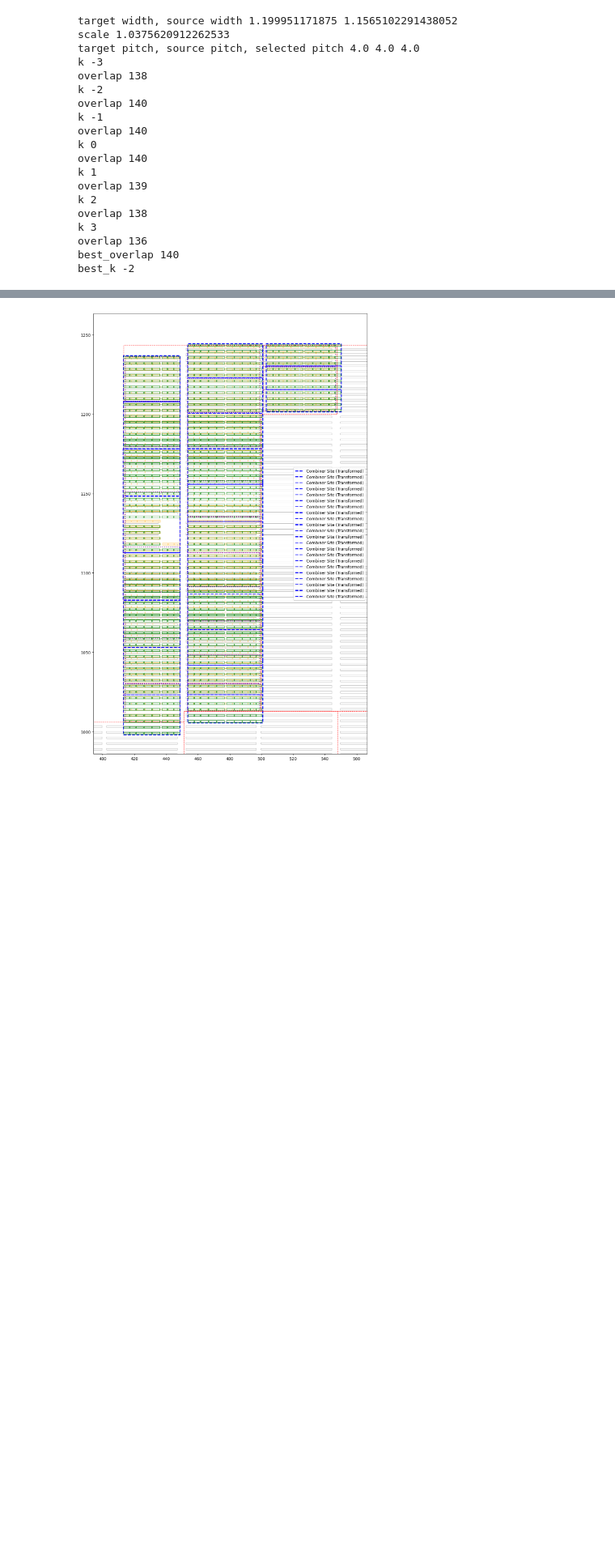
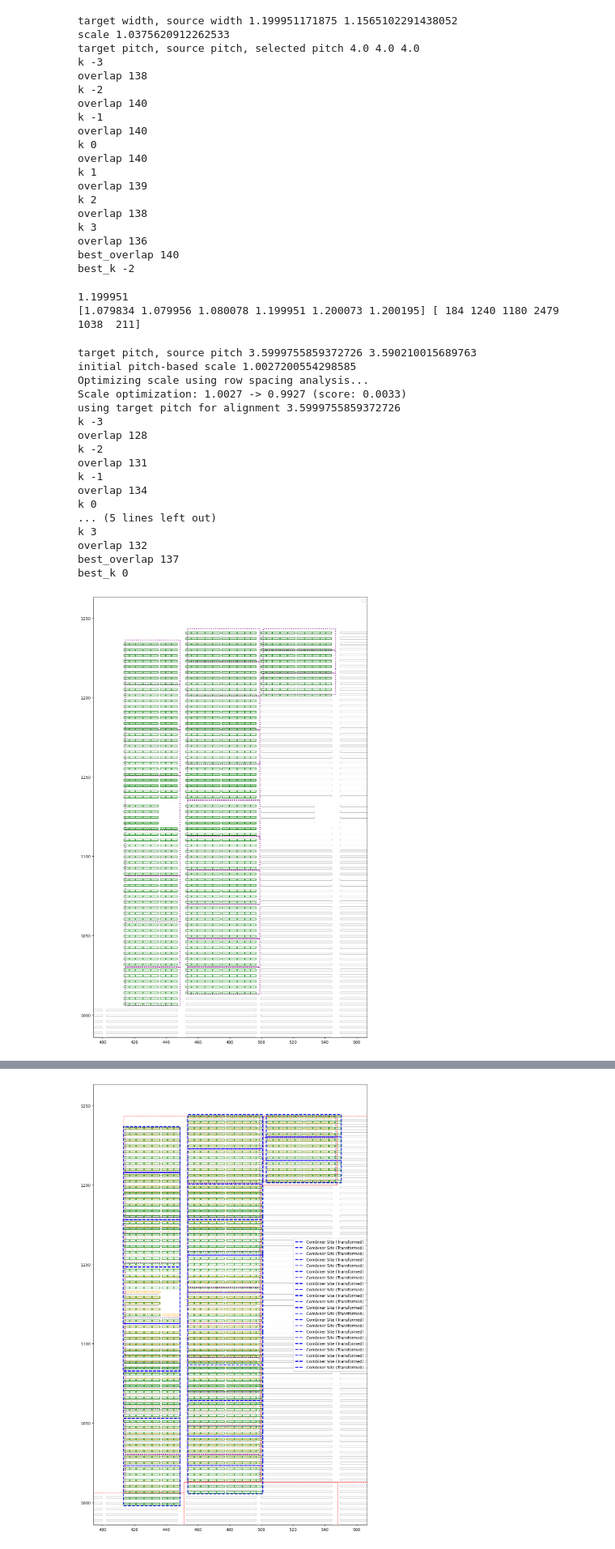
Before and after one commit to roba-cansolar/pdf-layout-extraction-dev, a Jupyter notebook: testing_notebooks/text-extraction-tests/LLM-extract/full_pipeline.ipynb, the cells around one changed output, grey strips where cells are left out. Shown at 81% size. Saved outputs shown, nothing was run; the diff lists cells and outputs as text; code cells hidden in the pictures; blank space fills up the shorter version.

Commit message:
alight 2-1 works but is slow, now work on speed

```diff
--- a/testing_notebooks/text-extraction-tests/LLM-extract/full_pipeline.ipynb
+++ b/testing_notebooks/text-extraction-tests/LLM-extract/full_pipeline.ipynb
@@ -326,3 +326,80 @@ k 3
 overlap 136
 best_overlap 140
 best_k -2
+# %%
+import numpy as np
+polys = site_polygons
+vals = []
+for p in polys:
+        minx, miny, maxx, maxy = p.bounds
+        vals.append(min(maxx - minx, maxy - miny))
+
+rounded = np.round(vals, 6)
+uniq, counts = np.unique(rounded, return_counts=True)
+mode_val = uniq[np.argmax(counts)]
+print(float(mode_val))
+print(uniq,counts)
+# %% [output]
+1.199951
+[1.079834 1.079956 1.080078 1.199951 1.200073 1.200195] [ 184 1240 1180 2479 1038  211]
+# %%
+import matplotlib.pyplot as plt
+import importlib, alight_rackingv2_1
+importlib.reload(alight_rackingv2_1)
+params, out_mls, aoi = alight_rackingv2_1.align_by_pitch_edge_rows(
+        combiner_poly_site, site_polygons, rack_outlines_transformed, row_shift_range=3
+    )
+fig, ax = plt.subplots(figsize=(20, 20))
+all_x = []
+all_y = []
+
+
+# Plot polygons
+for poly in site_polygons:
+    x, y = poly.exterior.xy
+    ax.plot(x, y, color='grey', linewidth=0.5)
+    all_x.extend(x)
+    all_y.extend(y)
+
+# Plot combiner_poly_site (MultiLineString)
+for line in combiner_poly_site.geoms:
+    x, y = line.xy
+    ax.plot(x, y, color='purple', linewidth=2, linestyle=':')
+
+
+# Plot out_mls
+for line in out_mls.geoms:
+    x, y = line.xy
+    ax.plot(x, y, color='green', linewidth=1, linestyle='-')
+
+
+min_x, max_x = min(all_x), max(all_x)
+min_y, max_y = min(all_y), max(all_y)
+width = max_x - min_x
+height = max_y - min_y
+# Set xlim, ylim to combiner_poly_site bounds plus 20 buffer
+minx, miny, maxx, maxy = combiner_poly_site.bounds
+ax.set_xlim(minx - 20, maxx + 20)
+ax.set_ylim(miny - 20, maxy + 20)
+ax.set_aspect('equal')
+ax.legend()
+plt.show()
+# %% [output]
+target pitch, source pitch 3.5999755859372726 3.590210015689763
+initial pitch-based scale 1.0027200554298585
+Optimizing scale using row spacing analysis...
+Scale optimization: 1.0027 -> 0.9927 (score: 0.0033)
+using target pitch for alignment 3.5999755859372726
+k -3
+overlap 128
+k -2
+overlap 131
+k -1
+overlap 134
+k 0
+... (5 lines left out)
+k 3
+overlap 132
+best_overlap 137
+best_k 0
+[figure, added]
```
Also changed, not shown: parts of 5 cells of this notebook, 3 other files.
